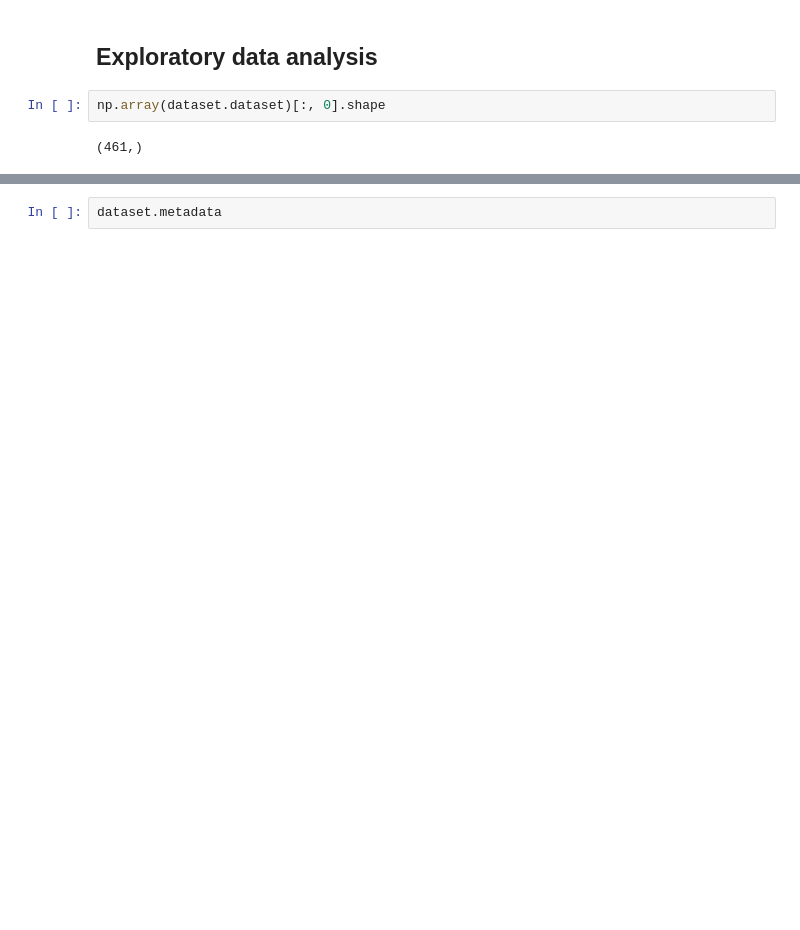
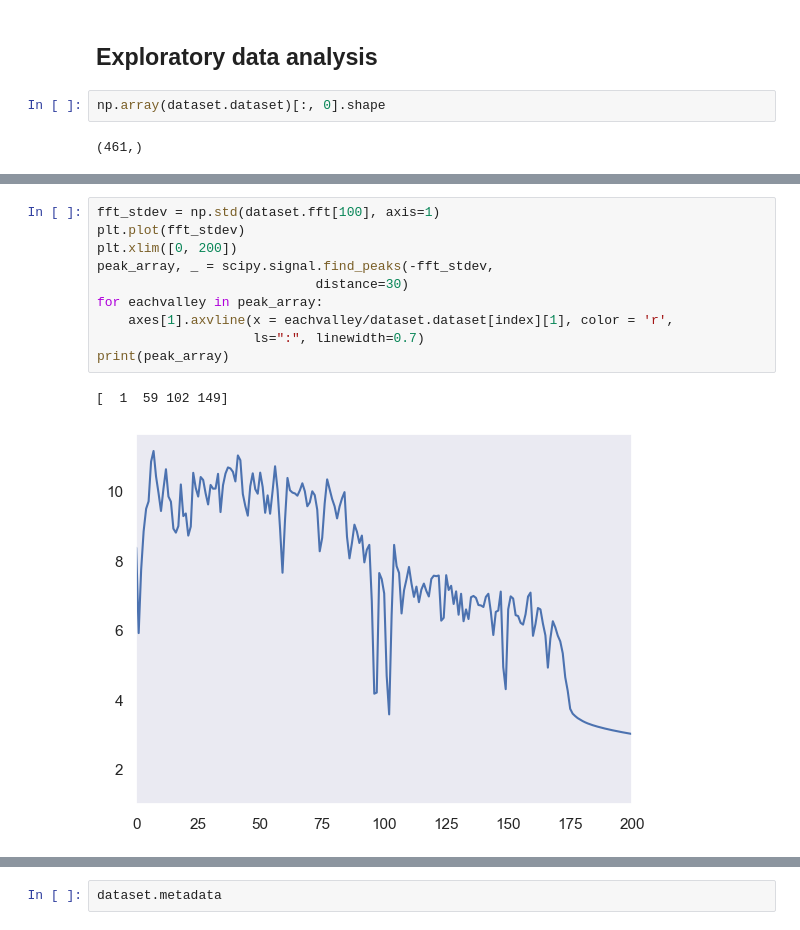
Before and after one commit to NattapolChan/SC1015-PROJECT, a Jupyter notebook: EDA.ipynb, the cells around one changed output, grey strips where cells are left out. Cells and saved outputs as stored; diff of their text form; blank space fills up the shorter version.

```diff
--- a/EDA.ipynb
+++ b/EDA.ipynb
@@ -69,0 +140,13 @@ Notice:
+# %%
+fft_stdev = np.std(dataset.fft[100], axis=1)
+plt.plot(fft_stdev)
+plt.xlim([0, 200])
+peak_array, _ = scipy.signal.find_peaks(-fft_stdev,
+                            distance=30)
+for eachvalley in peak_array:
+    axes[1].axvline(x = eachvalley/dataset.dataset[index][1], color = 'r',
+                    ls=":", linewidth=0.7)
+print(peak_array)
+# %% [output]
+[  1  59 102 149]
+[figure, added]
```
Also changed, not shown: parts of 19 cells of this notebook, 4 other files.
